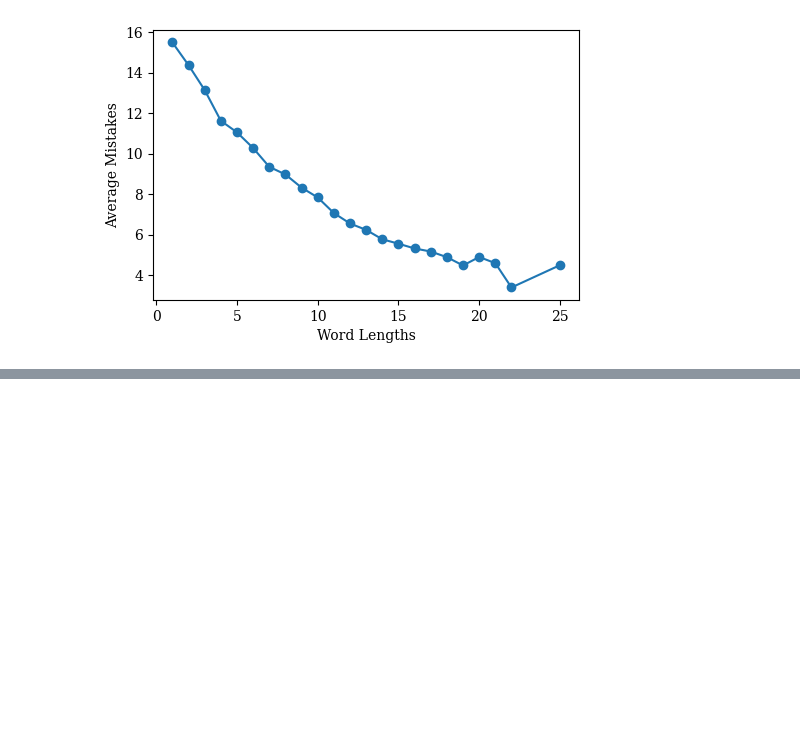
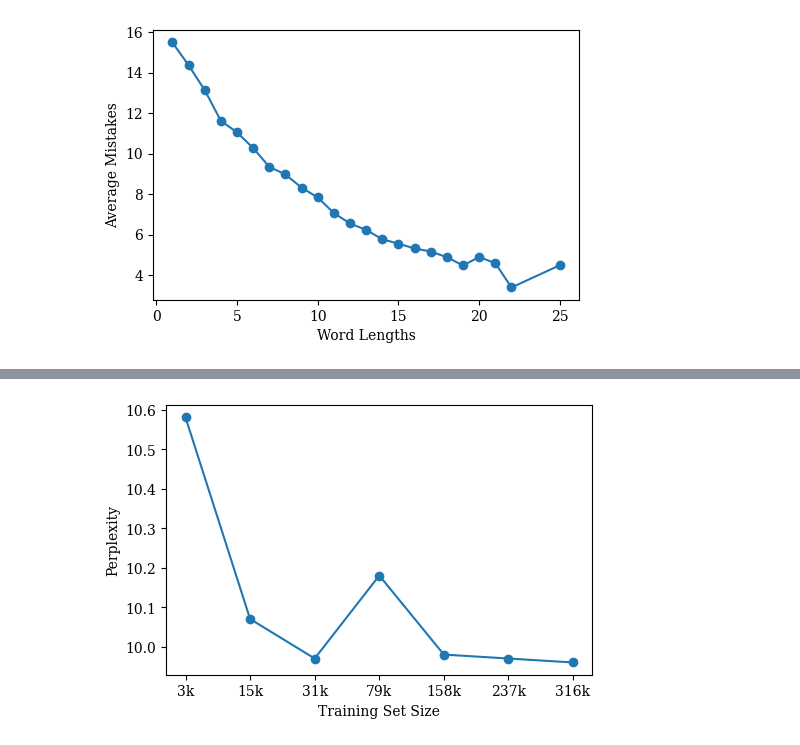
Before and after one commit to mindphil/mml, a Jupyter notebook: hangman/report_drafting.ipynb, the cells around one changed output, grey strips where cells are left out. Cells and saved outputs as stored; diff of their text form; code cells hidden in the pictures; blank space fills up the shorter version.

```diff
--- a/hangman/report_drafting.ipynb
+++ b/hangman/report_drafting.ipynb
@@ -159,0 +201,11 @@ plt.show()
+# %%
+perplexities = [10.58, 10.07, 9.97, 10.18, 9.98, 9.97, 9.96]
+sizes = [3164, 15821, 31643, 79109, 158219, 237329, 316439]
+
+plt.plot([f'{s//1000}k' for s in sizes], perplexities, marker='o')
+plt.xlabel("Training Set Size")
+plt.ylabel("Perplexity")
+plt.savefig('perplexity_vs_training_size.pdf', bbox_inches='tight')
+plt.show()
+# %% [output]
+[figure, added]
```
Also changed, not shown: parts of 3 cells of this notebook.
